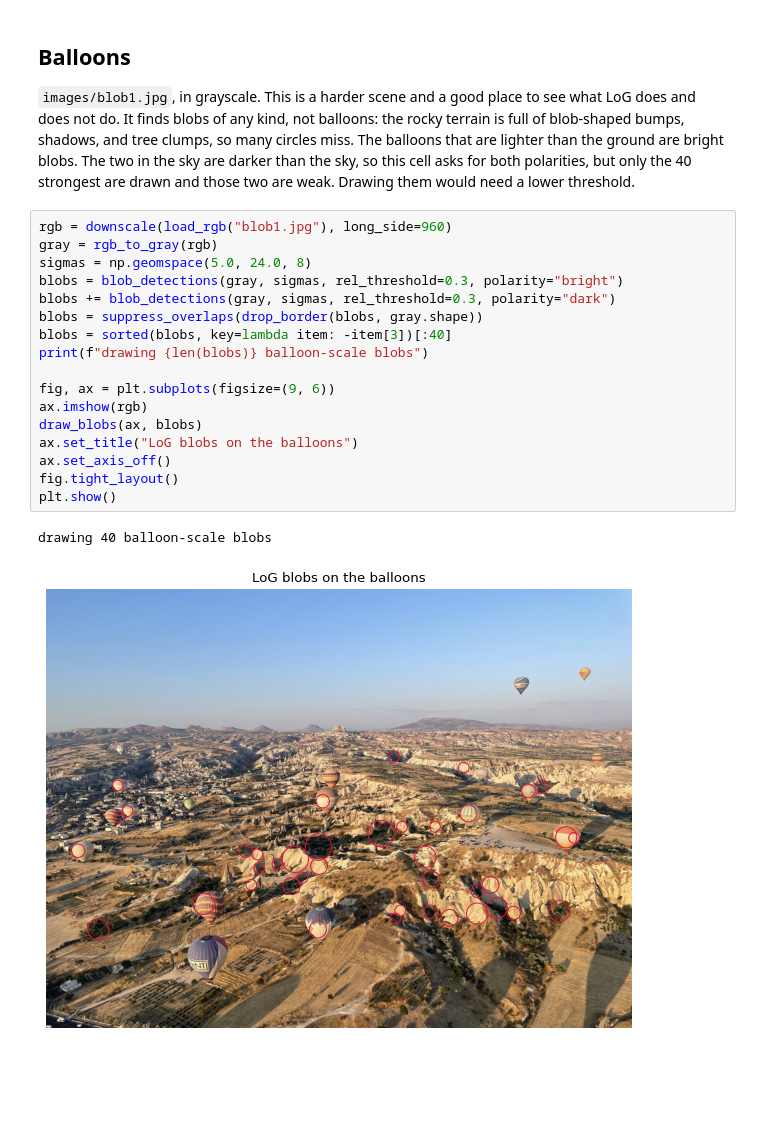
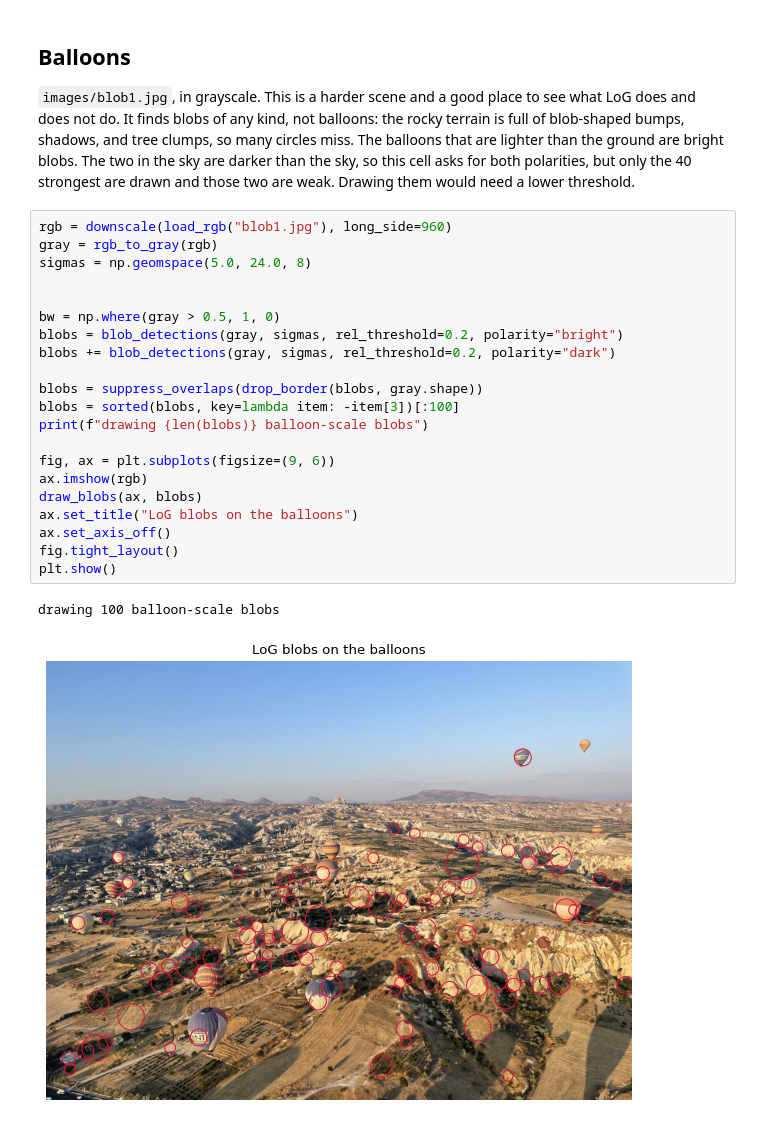
Before and after one commit to tambourine-dev/VisComp, a Jupyter notebook: Exercises/W5/W5_log_exercise.ipynb, the cells around one changed output. Drawn from its saved outputs; the diff is of its cells as text; blank space fills up the shorter version.

```diff
--- a/Exercises/W5/W5_log_exercise.ipynb
+++ b/Exercises/W5/W5_log_exercise.ipynb
@@ -254,23 +254,27 @@ plt.show()
 # %%
 rgb = downscale(load_rgb("blob1.jpg"), long_side=960)
 gray = rgb_to_gray(rgb)
 sigmas = np.geomspace(5.0, 24.0, 8)
-blobs = blob_detections(gray, sigmas, rel_threshold=0.3, polarity="bright")
-blobs += blob_detections(gray, sigmas, rel_threshold=0.3, polarity="dark")
+
+
+bw = np.where(gray > 0.5, 1, 0)
+blobs = blob_detections(gray, sigmas, rel_threshold=0.2, polarity="bright")
+blobs += blob_detections(gray, sigmas, rel_threshold=0.2, polarity="dark")
+
 blobs = suppress_overlaps(drop_border(blobs, gray.shape))
-blobs = sorted(blobs, key=lambda item: -item[3])[:40]
+blobs = sorted(blobs, key=lambda item: -item[3])[:100]
 print(f"drawing {len(blobs)} balloon-scale blobs")
 
 fig, ax = plt.subplots(figsize=(9, 6))
 ax.imshow(rgb)
 draw_blobs(ax, blobs)
 ax.set_title("LoG blobs on the balloons")
 ax.set_axis_off()
 fig.tight_layout()
 plt.show()
 # %% [output]
-drawing 40 balloon-scale blobs
+drawing 100 balloon-scale blobs
-[figure, old version]
+[figure, new version]
 # %% [markdown]
 ## Look at the figures
 
```
Also changed, not shown: parts of 1 cell of this notebook.
